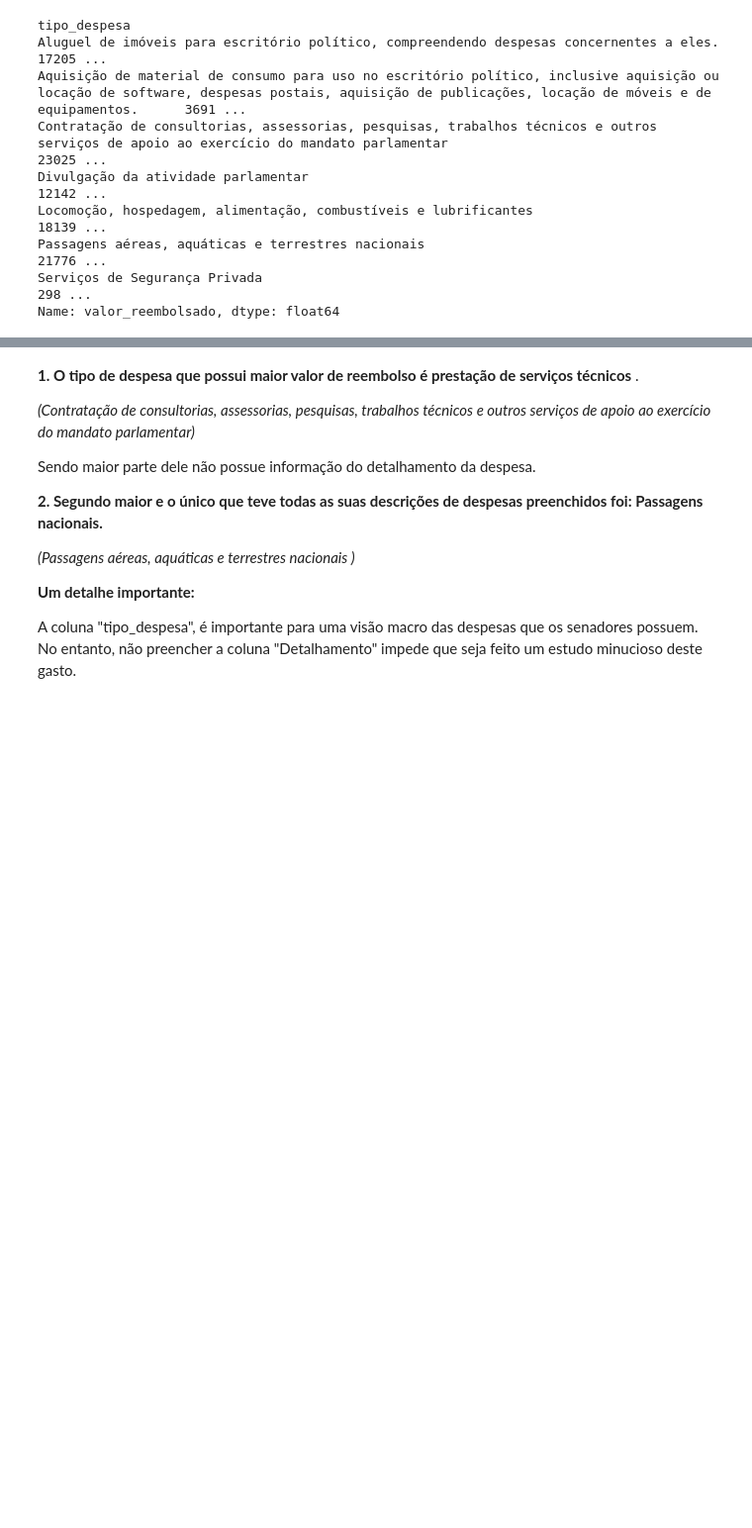
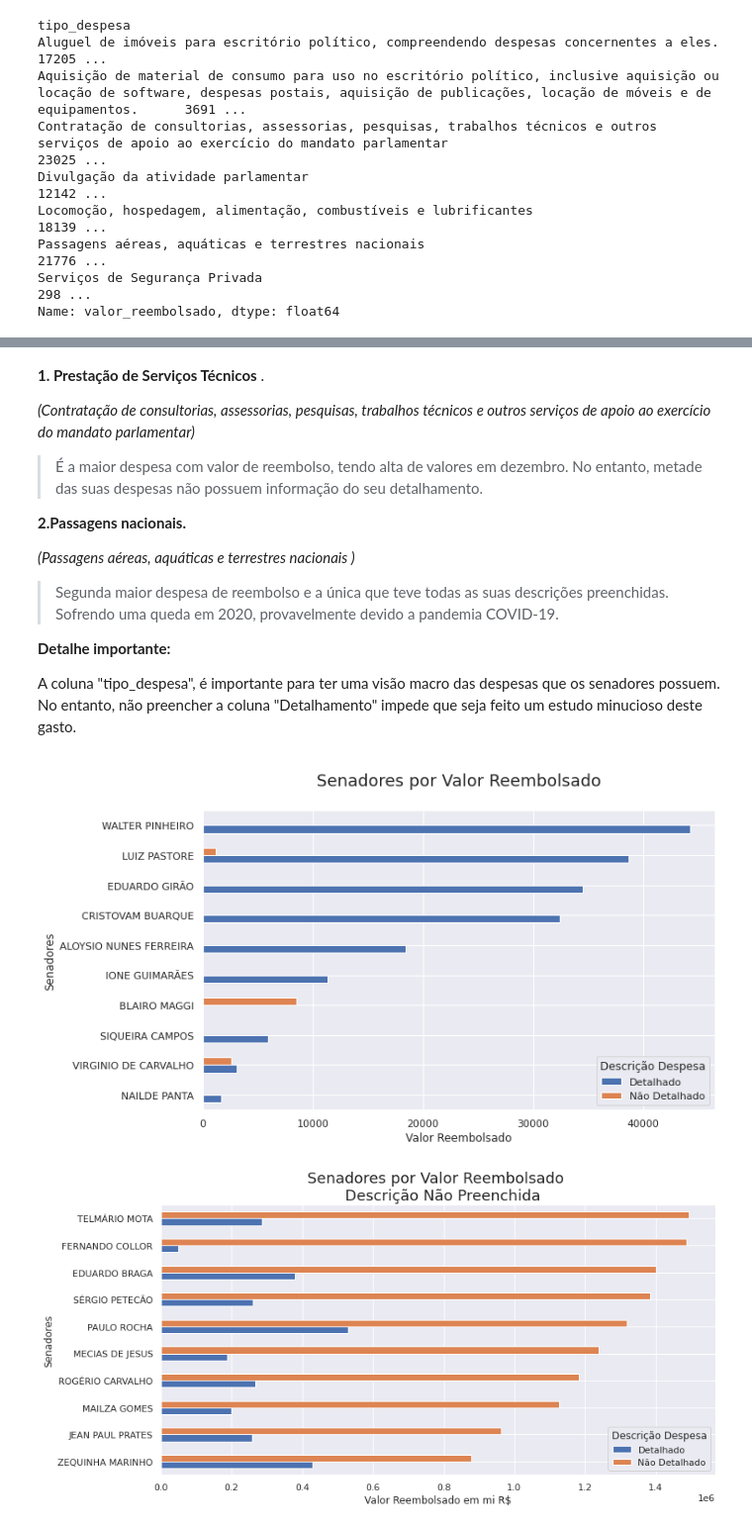
Before and after one commit to rodrigo-fernandes092/despesas_ceaps, a Jupyter notebook: Despesas_Ceaps_2022_2018.ipynb, the cells around one changed output, grey strips where cells are left out. Shown at 99% size. Saved outputs shown, nothing was run; the diff lists cells and outputs as text; code cells hidden in the pictures; blank space fills up the shorter version.

```diff
--- a/Despesas_Ceaps_2022_2018.ipynb
+++ b/Despesas_Ceaps_2022_2018.ipynb
@@ -332,15 +408,54 @@ plt.show();
 
 
 
-**1.  O tipo de despesa que possui maior valor de reembolso é  prestação de serviços técnicos**  . <p>*(Contratação de consultorias, assessorias, pesquisas, trabalhos técnicos e outros serviços de apoio ao exercício do mandato parlamentar)*<p> Sendo maior parte dele não possue informação do detalhamento da despesa.
+**1. Prestação de Serviços Técnicos**  . <p>
 
-**2.   Segundo maior e o único que teve todas as suas descrições de despesas preenchidos foi: Passagens nacionais.**<p>*(Passagens aéreas, aquáticas e terrestres nacionais   )*
+*(Contratação de consultorias, assessorias, pesquisas, trabalhos técnicos e outros serviços de apoio ao exercício do mandato parlamentar)*<p>
+
+
+> É a maior despesa com valor de reembolso, tendo alta de valores em dezembro. No entanto, metade das suas despesas não possuem informação do seu detalhamento.<p>
+
+
+
+
+
+
+**2.Passagens nacionais.**<p>*(Passagens aéreas, aquáticas e terrestres nacionais   )*
 
 <p>
 
 
-**Um detalhe importante:**<p>
 
+>Segunda maior despesa de reembolso e a única que teve todas as suas descrições preenchidas. Sofrendo uma queda em 2020, provavelmente devido a pandemia COVID-19. <p>
 
+ <p>
 
-A coluna "tipo_despesa", é importante para uma visão macro das despesas que os senadores possuem. No entanto, não preencher a coluna "Detalhamento" impede que seja feito um estudo minucioso deste gasto.
+**Detalhe importante:**<p>
+
+A coluna "tipo_despesa", é importante para ter uma visão macro das despesas que os senadores possuem. No entanto, não preencher a coluna "Detalhamento" impede que seja feito um estudo minucioso deste gasto.
+# %%
+senador = desp_cat.pivot_table(values='valor_reembolsado',index='senador',columns='despesa_descricao',margins=True,aggfunc='sum',fill_value=0)
+senador = senador.sort_values(by='All',ascending=True)
+senador =senador.drop(index='All', axis=0)
+senador =senador.drop(columns='All', axis=1)
+# %%
+plt.rcParams["figure.figsize"]=(10,6)
+senador.head(10).plot.barh()
+plt.ylabel('Senadores',size=12)
+plt.xlabel('Valor Reembolsado',size=12)
+plt.legend(title='Descrição Despesa',fontsize=11)
+plt.title('Senadores por Valor Reembolsado\n  ',size=18);
+
+
+
+senador = senador.sort_values(by="Não Detalhado",ascending=True)
+
+plt.rcParams["figure.figsize"]=(12,6)
+senador.tail(10).plot.barh()
+plt.legend(title='Descrição Despesa',fontsize=11)
+plt.ylabel('Senadores',size=12)
+plt.xlabel('Valor Reembolsado em mi R$',size=12)
+plt.title('Senadores por Valor Reembolsado \n  Descrição Não Preenchida',size=18);
+# %% [output]
+[figure, added]
+[figure, added]
```
Also changed, not shown: parts of 12 cells of this notebook.
